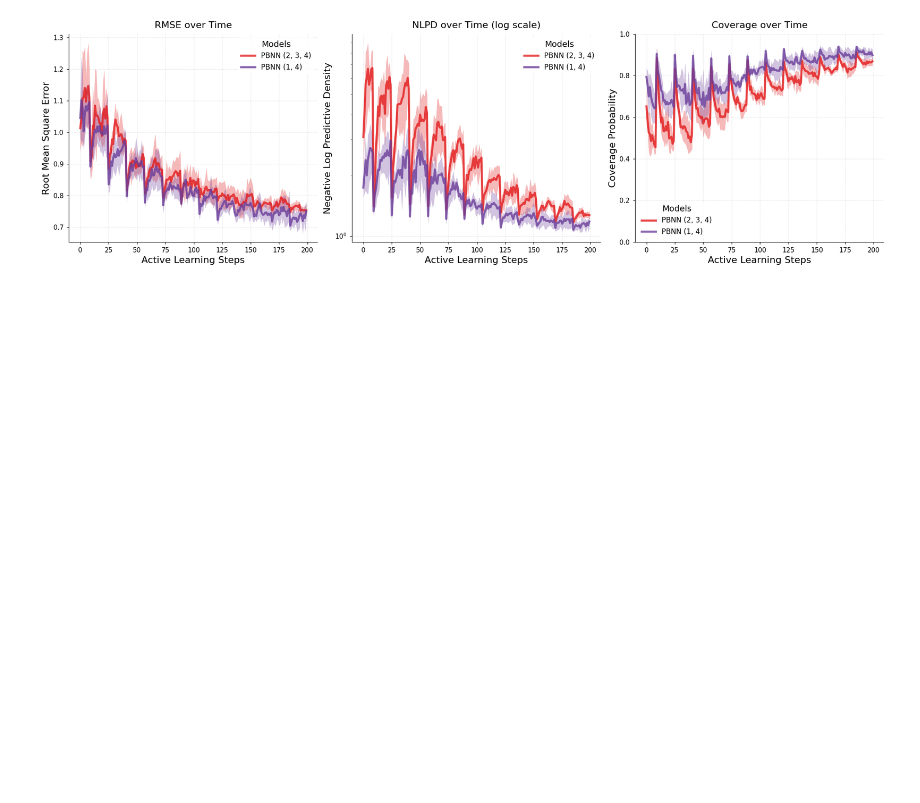
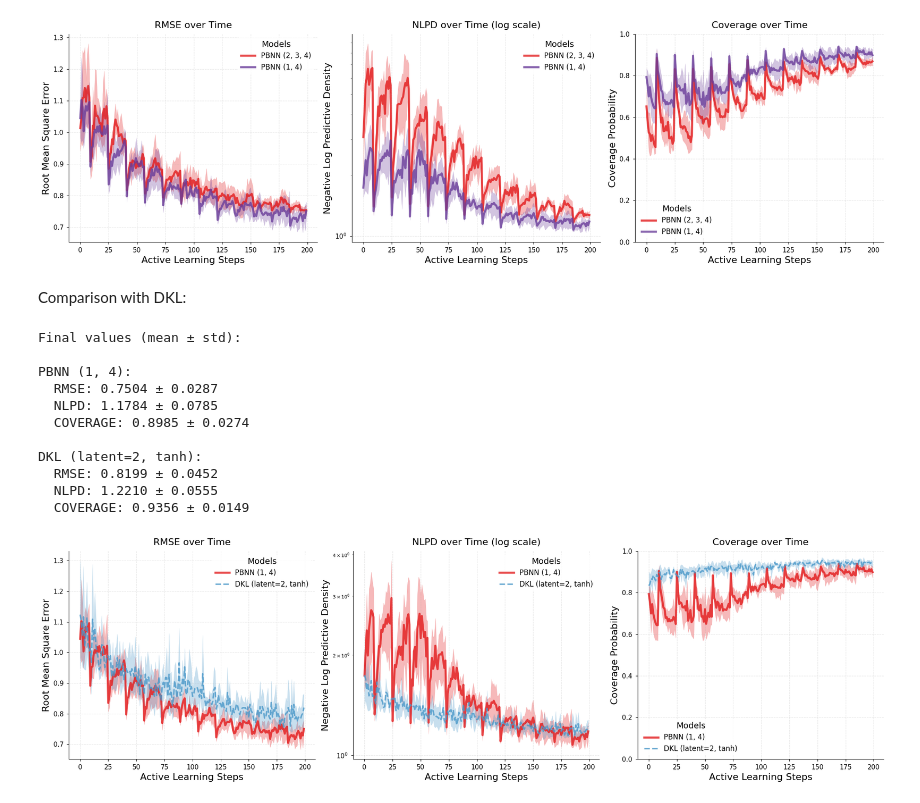
Before and after one commit to ziatdinovmax/NeuroBayes, a Jupyter notebook: active_learning_scripts/esol/viz.ipynb, the cells around one changed output. Saved outputs shown, nothing was run; the diff lists cells and outputs as text; code cells hidden in the pictures; blank space fills up the shorter version.

```diff
--- a/active_learning_scripts/esol/viz.ipynb
+++ b/active_learning_scripts/esol/viz.ipynb
@@ -405,3 +465,32 @@ PBNN (1, 4):
   NLPD: 1.1784 ± 0.0785
   COVERAGE: 0.8985 ± 0.0274
 [figure]
+# %% [markdown]
+Comparison with DKL:
+# %%
+pbnn_files = [
+    'results/pbnn321688/esol_probdense1-dense4_steps200_epochs2000_lr0.005_20241201_193626.pkl',
+]
+
+dkl_files = [
+    'results/dkl321688/esol_dkl_comparison_latent2_tanh_20241206_013348.pkl'
+]
+
+plot_comparison(
+    pbnn_files=pbnn_files,
+    dkl_files=dkl_files,
+    save_path='comparison_plot-dkl-pbnn321688-tanh.png'
+);
+# %% [output]
+Final values (mean ± std):
+
+PBNN (1, 4):
+  RMSE: 0.7504 ± 0.0287
+  NLPD: 1.1784 ± 0.0785
+  COVERAGE: 0.8985 ± 0.0274
+
+DKL (latent=2, tanh):
+  RMSE: 0.8199 ± 0.0452
+  NLPD: 1.2210 ± 0.0555
+  COVERAGE: 0.9356 ± 0.0149
+[figure, added]
```
Also changed, not shown: parts of 7 cells of this notebook, 3 other files.
